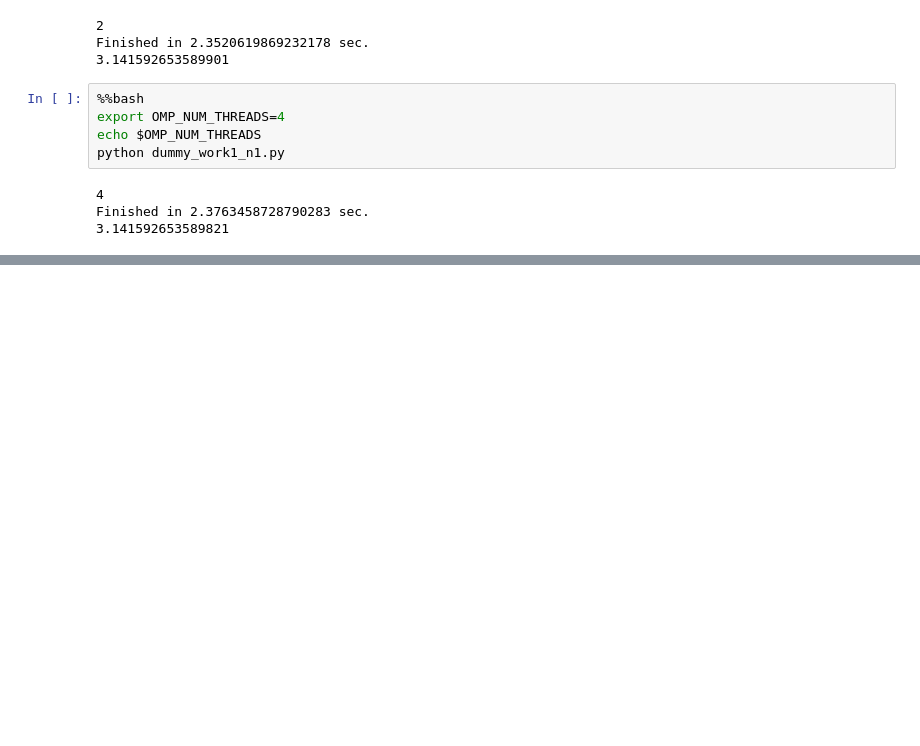
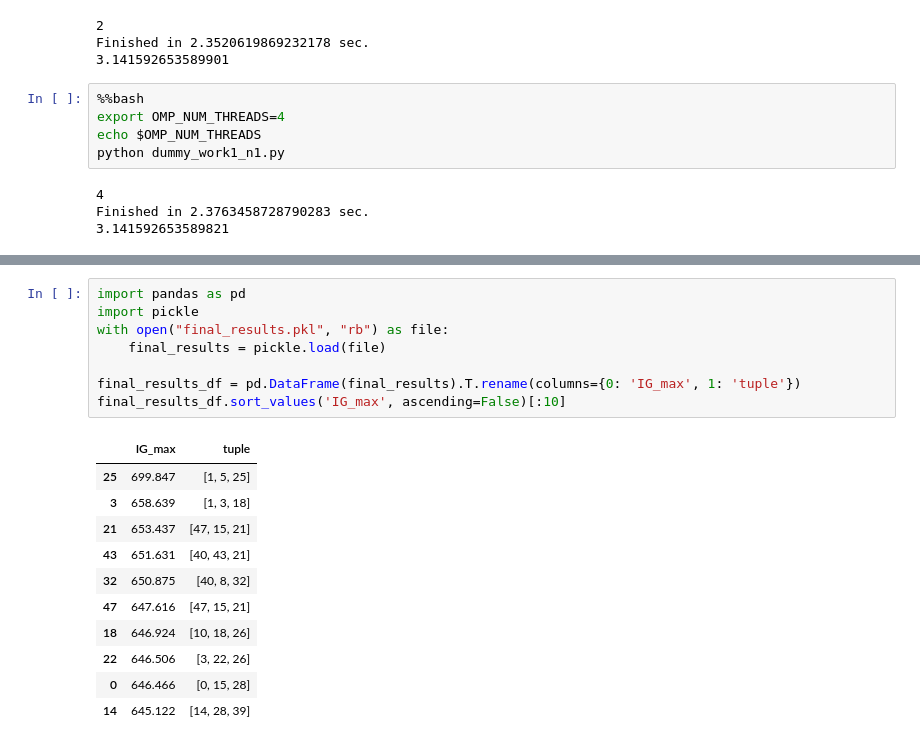
Before and after one commit to olszewskip/MDFS_playground, a Jupyter notebook: python/scheduler/pybind11_playground/pybind_cppimport_examples.ipynb, the cells around one changed output, grey strips where cells are left out. Cells and saved outputs as stored; diff of their text form; blank space fills up the shorter version.

```diff
--- a/python/scheduler/pybind11_playground/pybind_cppimport_examples.ipynb
+++ b/python/scheduler/pybind11_playground/pybind_cppimport_examples.ipynb
@@ -1028,0 +1563,20 @@ Finished in 2.3763458728790283 sec.
+# %%
+import pandas as pd
+import pickle
+with open("final_results.pkl", "rb") as file:
+    final_results = pickle.load(file)
+
+final_results_df = pd.DataFrame(final_results).T.rename(columns={0: 'IG_max', 1: 'tuple'})
+final_results_df.sort_values('IG_max', ascending=False)[:10]
+# %% [output]
+|  | IG_max | tuple |
+| 25 | 699.847 | [1, 5, 25] |
+| 3 | 658.639 | [1, 3, 18] |
+| 21 | 653.437 | [47, 15, 21] |
+| 43 | 651.631 | [40, 43, 21] |
+| 32 | 650.875 | [40, 8, 32] |
+| 47 | 647.616 | [47, 15, 21] |
+| 18 | 646.924 | [10, 18, 26] |
+| 22 | 646.506 | [3, 22, 26] |
+| 0 | 646.466 | [0, 15, 28] |
+| 14 | 645.122 | [14, 28, 39] |
```
Also changed, not shown: parts of 6 cells of this notebook, 16 other files.
